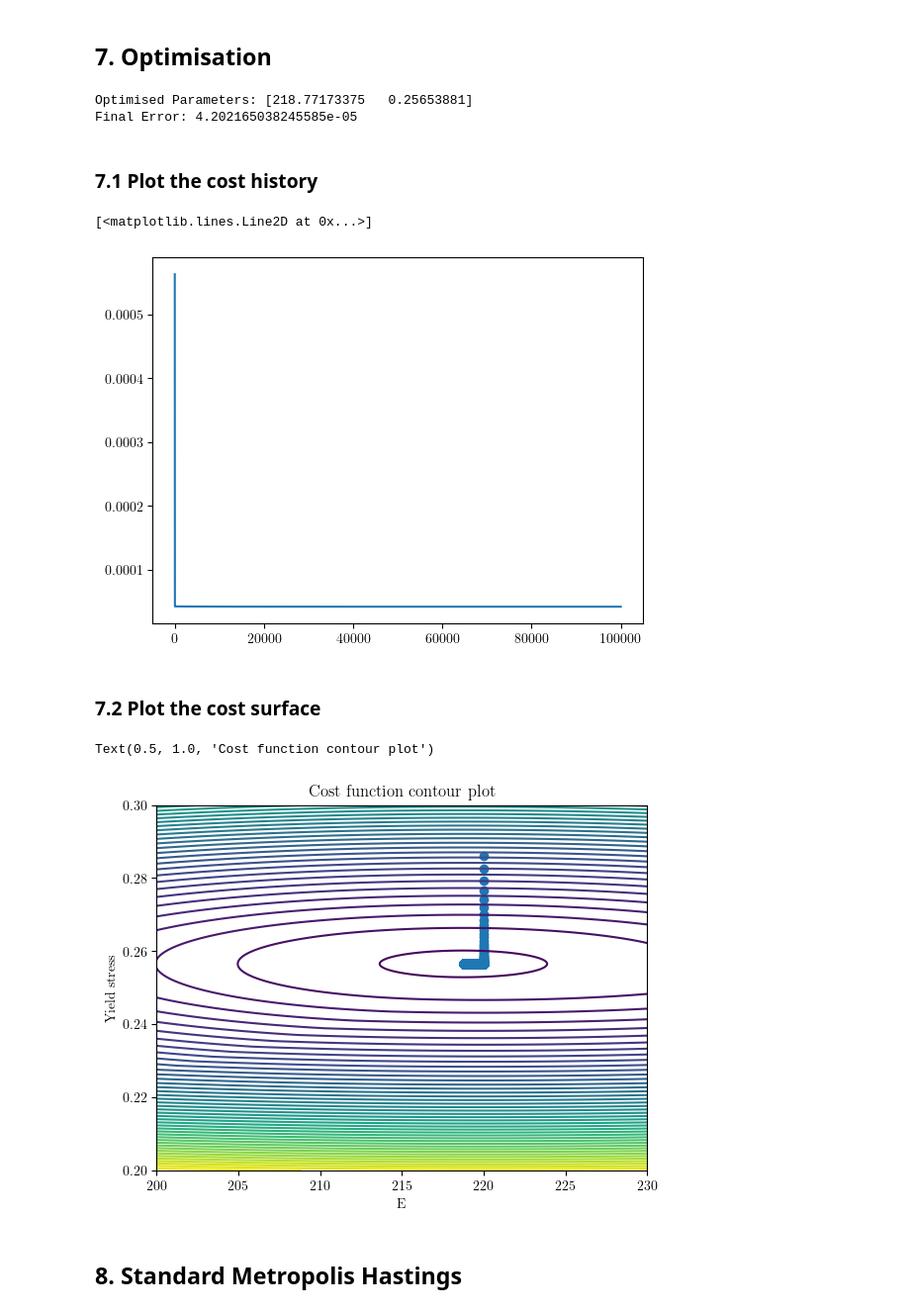
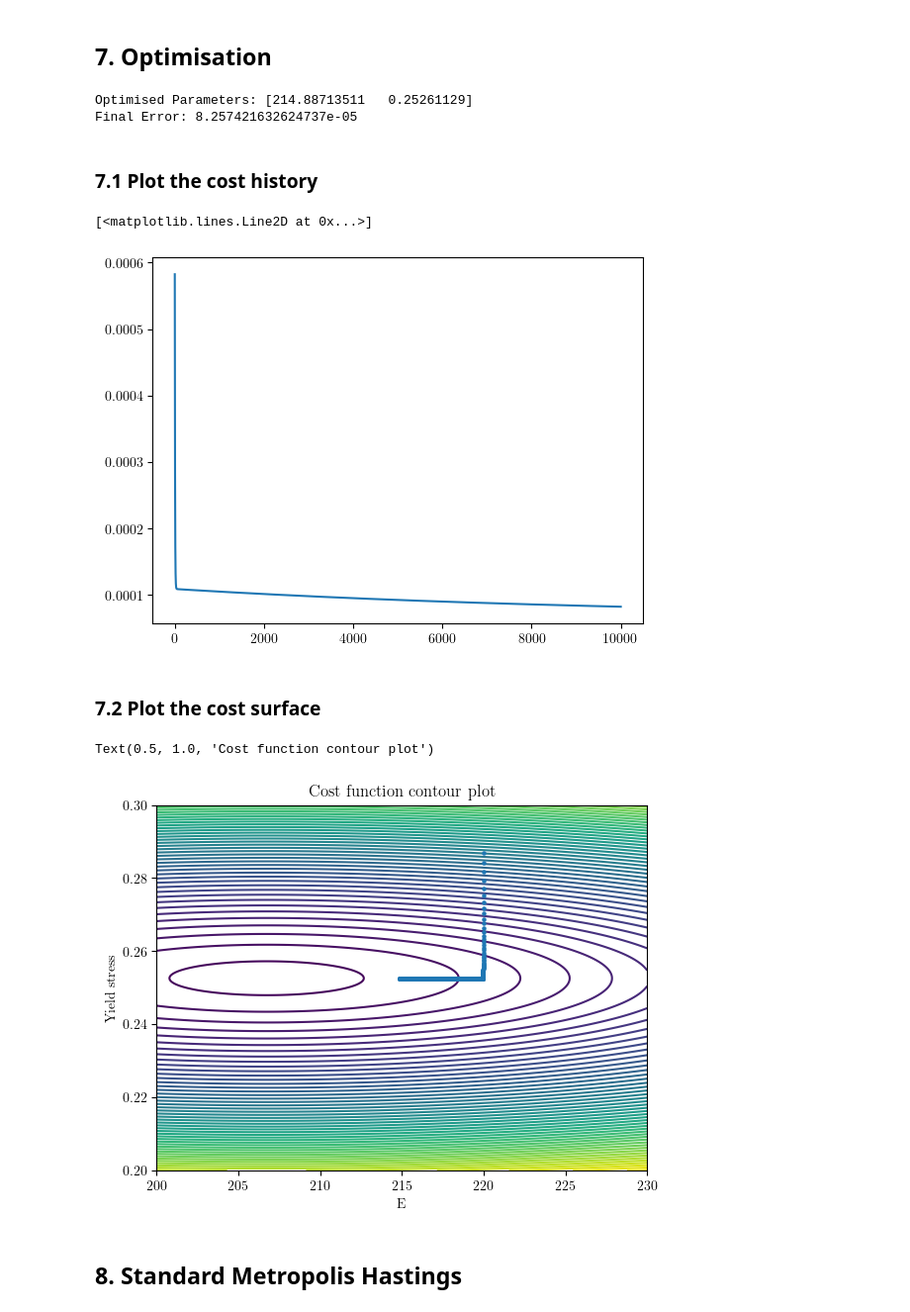
Before and after one commit to mark-hobbs/bayesian-inference-tutorial, a Jupyter notebook: examples/02-linear-elasticity-perfect-plasticity.ipynb, the cells around one changed output. Shown at 99% size. Saved outputs shown, nothing was run; the diff lists cells and outputs as text; code cells hidden in the pictures.

```diff
--- a/examples/02-linear-elasticity-perfect-plasticity.ipynb
+++ b/examples/02-linear-elasticity-perfect-plasticity.ipynb
@@ -328,44 +328,52 @@ class GradientDescent:
             x_forward, x_backward = np.copy(x), np.copy(x)
             x_forward[i] += h
             x_backward[i] -= h
-            gradient[i] = (self._cost_function(x_forward) - self._cost_function(x_backward)) / (2 * h)
+            gradient[i] = (
+                self._cost_function(x_forward) - self._cost_function(x_backward)
+            ) / (2 * h)
 
         return gradient
 
     def _cost_function(self, candidate):
-        return np.mean((self.observed - model(candidate))**2)
+        return np.mean((self.observed - self.model(candidate)) ** 2)
 # %%
 initial_params = np.array([220, 0.29])
 optimiser = GradientDescent(model, stress_observed, initial_params)
-candidate_hist, cost_hist = optimiser.optimise(step_size=np.array([100, 0.1]), n_steps=100000)
+candidate_hist, cost_hist = optimiser.optimise(
+    step_size=np.array([100, 0.1]), n_steps=10000
+)
 
 print("Optimised Parameters:", candidate_hist[-1])
 print("Final Error:", cost_hist[-1])
 # %% [output]
-Optimised Parameters: [218.77173375   0.25653881]
-Final Error: 4.202165038245585e-05
+Optimised Parameters: [214.88713511   0.25261129]
+Final Error: 8.257421632624737e-05
 # %% [markdown]
 ### 7.1 Plot the cost history
 # %%
 plt.plot(cost_hist)
 # %% [output]
 [<matplotlib.lines.Line2D at 0x...>]
-[figure, old version]
+[figure, new version]
 # %% [markdown]
 ### 7.2 Plot the cost surface
 # %%
-param1_grid, param2_grid = np.meshgrid(np.linspace(200, 230, 1000), np.linspace(0.2, 0.3, 1000))
-cost_surface = np.vectorize(lambda p1, p2: optimiser._cost_function([p1, p2]))(param1_grid, param2_grid)
+param1_grid, param2_grid = np.meshgrid(
+    np.linspace(200, 230, 1000), np.linspace(0.2, 0.3, 1000)
+)
+cost_surface = np.vectorize(lambda p1, p2: optimiser._cost_function([p1, p2]))(
+    param1_grid, param2_grid
+)
 
 plt.figure()
-contour = plt.contour(param1_grid, param2_grid, cost_surface, cmap='viridis', levels=50)
-plt.scatter(candidate_hist[:, 0], candidate_hist[:, 1])
-plt.xlabel('E')
-plt.ylabel('Yield stress')
-plt.title('Cost function contour plot')
+plt.contour(param1_grid, param2_grid, cost_surface, cmap="viridis", levels=50, zorder=1)
+plt.scatter(candidate_hist[:, 0], candidate_hist[:, 1], s=5, zorder=2)
+plt.xlabel("E")
+plt.ylabel("Yield stress")
+plt.title("Cost function contour plot")
 # %% [output]
 Text(0.5, 1.0, 'Cost function contour plot')
-[figure, old version]
+[figure, new version]
 # %% [markdown]
 ## 8. Standard Metropolis Hastings
 # %%
```
Also changed, not shown: parts of 15 cells of this notebook, 1 other file.
